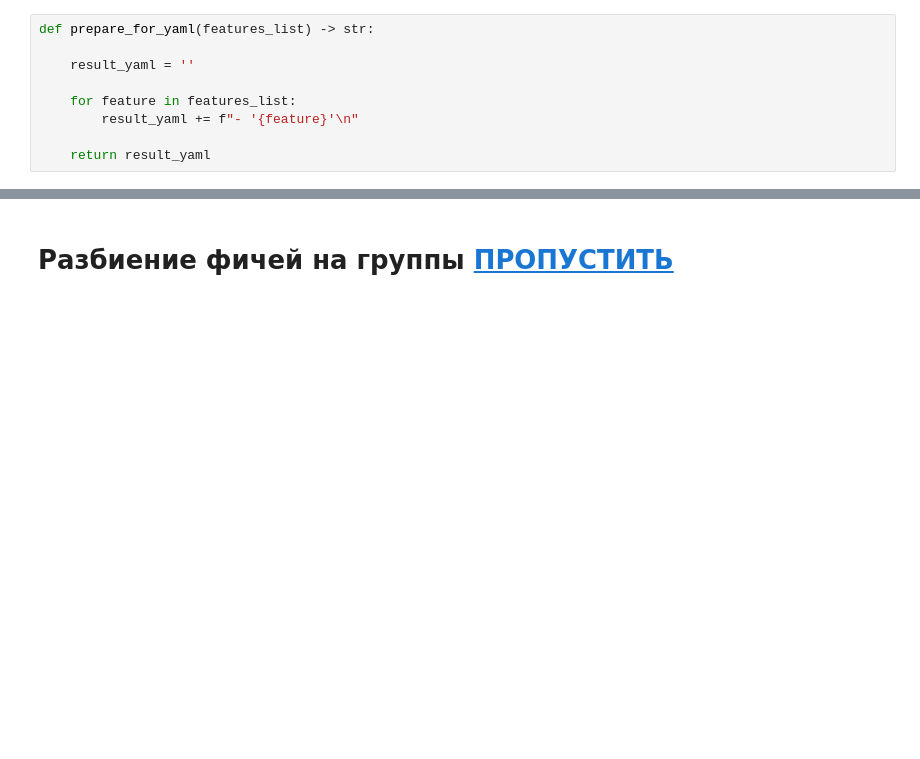
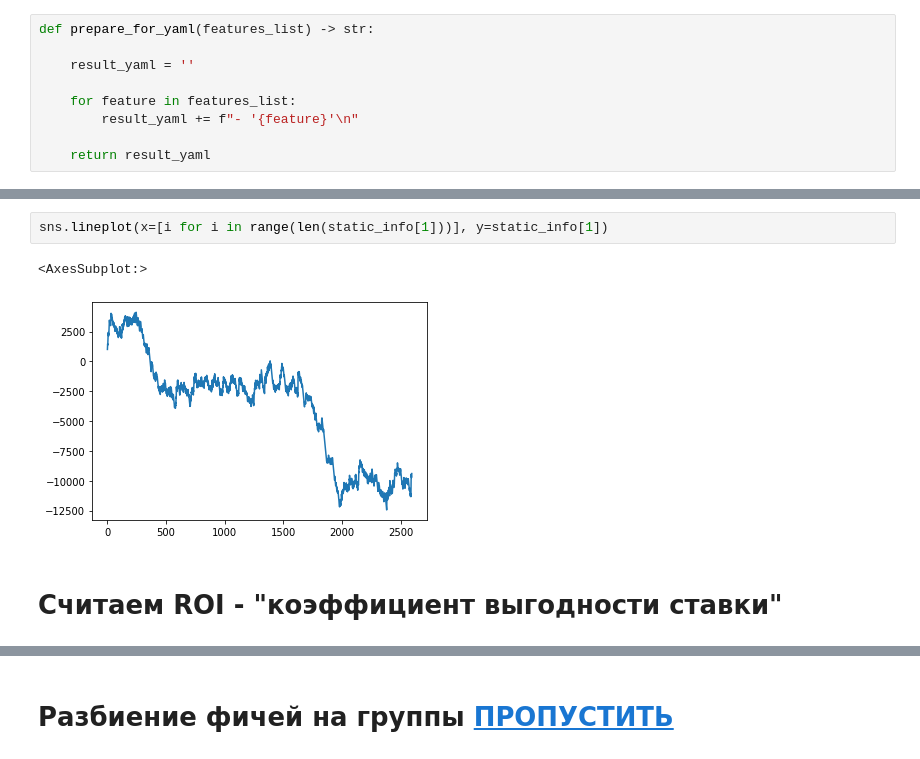
Before and after one commit to macroslav/bets-model, a Jupyter notebook: Bets pipeline.ipynb, the cells around one changed output, grey strips where cells are left out. Cells and saved outputs as stored; diff of their text form; blank space fills up the shorter version.

```diff
--- a/Bets pipeline.ipynb
+++ b/Bets pipeline.ipynb
@@ -125,0 +416,7 @@ def prepare_for_yaml(features_list) -> str:
+# %%
+sns.lineplot(x=[i for i in range(len(static_info[1]))], y=static_info[1])
+# %% [output]
+<AxesSubplot:>
+[figure, added]
+# %% [markdown]
+# Считаем ROI - "коэффициент выгодности ставки"
```
Also changed, not shown: parts of 133 cells of this notebook, 4 other files.
